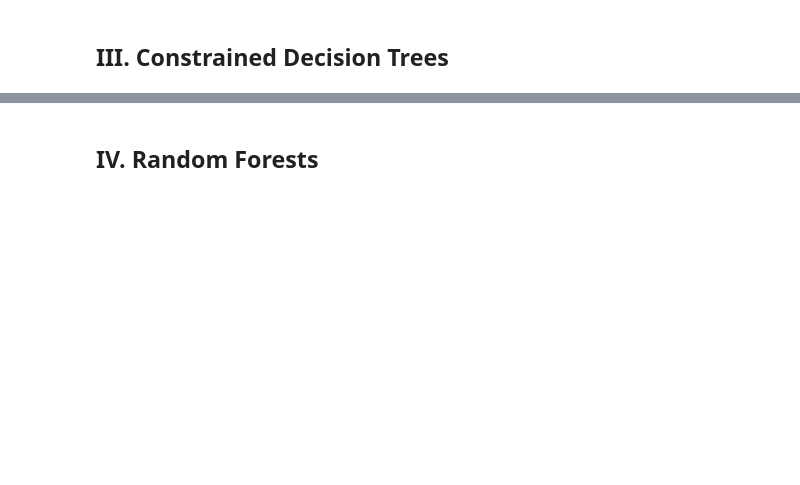
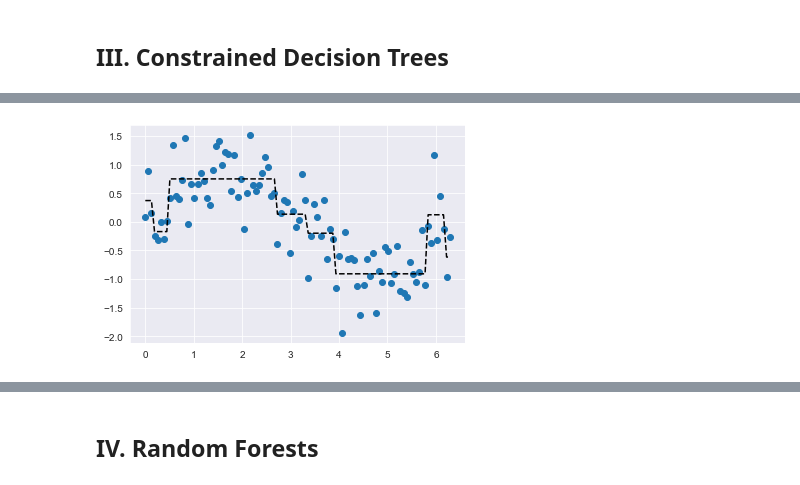
Before and after one commit to tundeiness/How_the_World_Works, a Jupyter notebook: 4 - Workbook - Complexity Overload.ipynb, the cells around one changed output, grey strips where cells are left out. Drawn from its saved outputs; the diff is of its cells as text; code cells hidden in the pictures; blank space fills up the shorter version.

Commit message:
complete exercise on model tunning and setting hyper-parameters
create random forest model

```diff
--- a/4 - Workbook - Complexity Overload.ipynb
+++ b/4 - Workbook - Complexity Overload.ipynb
@@ -45,7 +45,7 @@ def fit_and_plot_model(dataframe, model):
     features = df.drop('y', axis=1)
     target = df.y
 
-    model.fit(features, target)
+    model = model.fit(features, target)
     plt.scatter(df.x, df.y)
     plt.plot(df.x, model.predict(features), 'k--')
 
@@ -118,0 +184,6 @@ model.tree_.node_count
+# %%
+# constrain/tune the maximum depth allowed for the tree
+
+model2 = fit_and_plot_model(df, DecisionTreeRegressor(max_depth=3))
+# %% [output]
+[figure, added]
```
Also changed, not shown: parts of 22 cells of this notebook.
